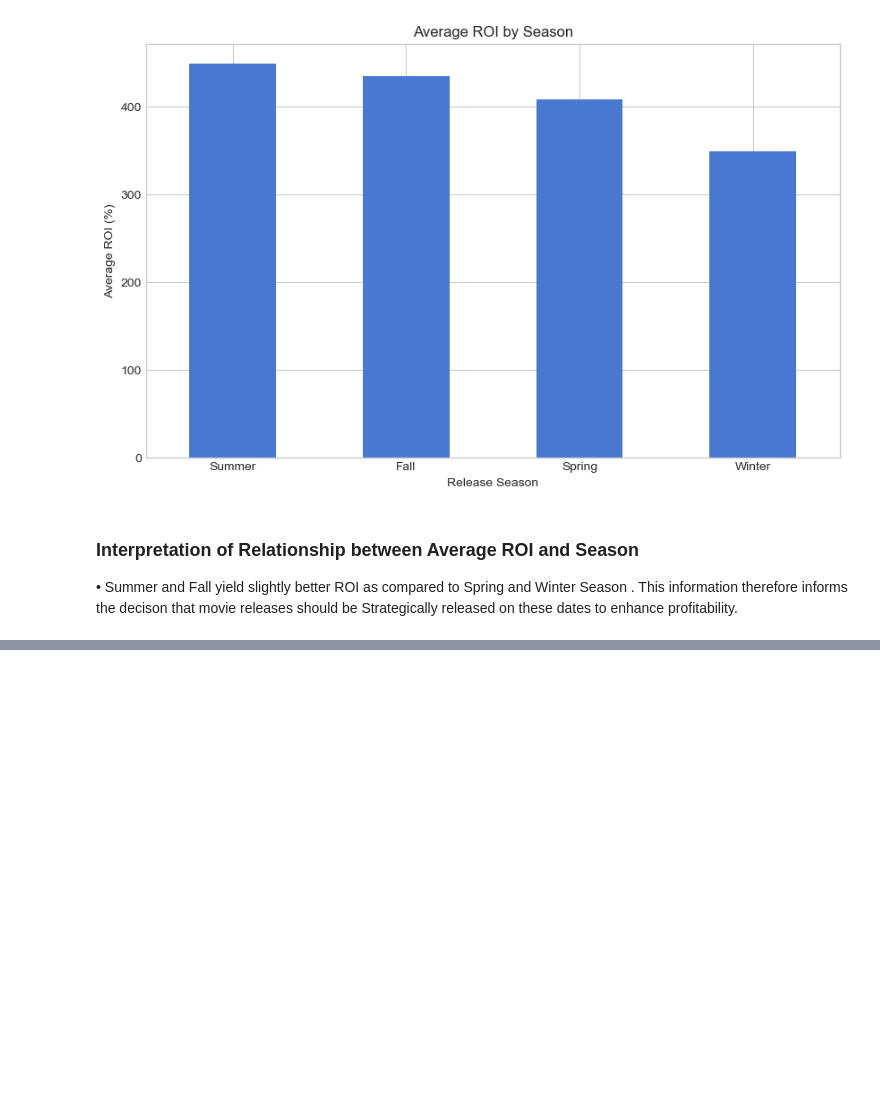
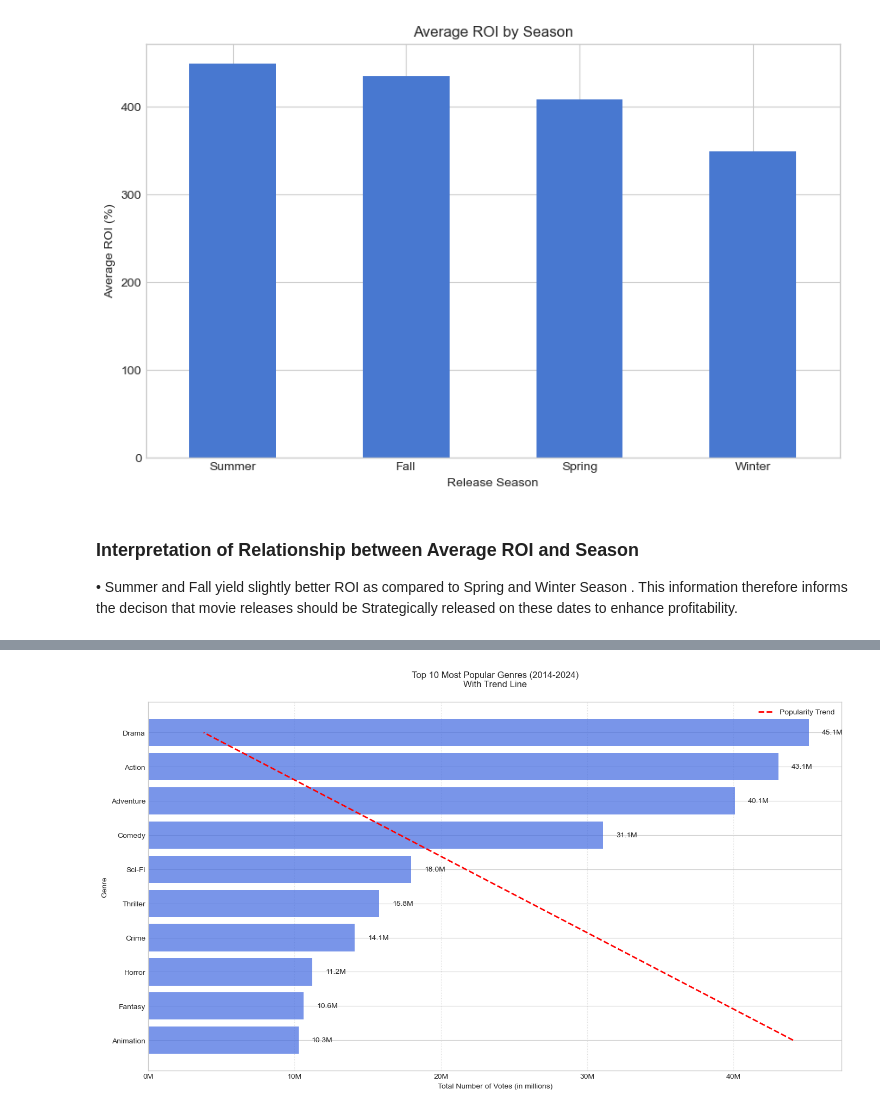
Before and after one commit to Marilyn2961/Box-Office-Performance-Analysis, a Jupyter notebook: Box_Office_Performance_Analysis.ipynb, the cells around one changed output, grey strips where cells are left out. Cells and saved outputs as stored; diff of their text form; code cells hidden in the pictures; blank space fills up the shorter version.

```diff
--- a/Box_Office_Performance_Analysis.ipynb
+++ b/Box_Office_Performance_Analysis.ipynb
@@ -1245,0 +1369,70 @@ plt.show()
+# %%
+# Filtering the dataset to include only movies from the last 10 years
+recent_df = df1[df1['start_year'] >= (pd.Timestamp.now().year - 10)]
+
+# Calculate the popularity of each genre based on the total number of votes
+# Split the comma-separated genre strings into lists
+# Explode the list so each genre gets its own row
+# Group by genre and sum up the number of votes
+# Sort genres by total votes in descending order
+# Reset index for a clean DataFrame
+popularity = (
+    recent_df.assign(genres=recent_df['genres'].str.split(','))
+    .explode('genres')
+    .groupby('genres')
+    ['numvotes'].sum()
+    .sort_values(ascending=False)
+    .reset_index()
+)
+
+# Print the top 10 genres with the highest total votes
+print("Top Genres (Last 10 Years):")
+print(popularity.head(10))
+
+# Create a horizontal bar plot to visualize the top 10 most popular genres
+plt.figure(figsize=(14, 8))
+
+# Draw bars
+bars = plt.barh(popularity['genres'].head(10)[::-1],
+                popularity['numvotes'].head(10)[::-1],
+                color='royalblue',
+                alpha=0.7)
+
+# Generate a trend line using linear regression on the vote counts
+x_pos = range(len(popularity.head(10)))
+z = np.polyfit(x_pos, popularity['numvotes'].head(10), 1)  # Fit a line
+p = np.poly1d(z)  # Create a polynomial object from coefficients
+
+# Overlay the trend line on the bar chart
+plt.plot(p(x_pos), popularity['genres'].head(10)[::-1],
+         color='red',
+         linestyle='--',
+         linewidth=2,
+         label='Popularity Trend')
+
+# Add chart title and axis labels
+plt.title('Top 10 Most Popular Genres (2014-2024)\nWith Trend Line', pad=20)
+plt.xlabel('Total Number of Votes (in millions)')
+plt.ylabel('Genre')
+
+# Format x-axis labels to display values in millions with commas
+plt.gca().get_xaxis().set_major_formatter(plt.FuncFormatter(lambda x, loc: "{:,}".format(int(x/1e6))+'M'))
+
+# Add a legend and grid for better readability
+plt.legend()
+plt.grid(axis='x', linestyle=':', alpha=0.7)
+
+# Add labels showing the exact vote count next to each bar
+for bar in bars:
+    width = bar.get_width()
+    plt.text(width + (popularity['numvotes'].max()*0.02),
+             bar.get_y() + bar.get_height()/2,
+             f'{width/1e6:.1f}M',
+             va='center')
+
+plt.tight_layout()
+
+#Export the Graph
+plt.savefig( "Images/Genre.Popularity.png",  dpi=500, bbox_inches="tight", facecolor='white',  transparent=False)
+plt.show()
+# %% [output]
@@ -1245,0 +1451 @@ plt.show()
+[figure, added]
```
Also changed, not shown: parts of 13 cells of this notebook.
